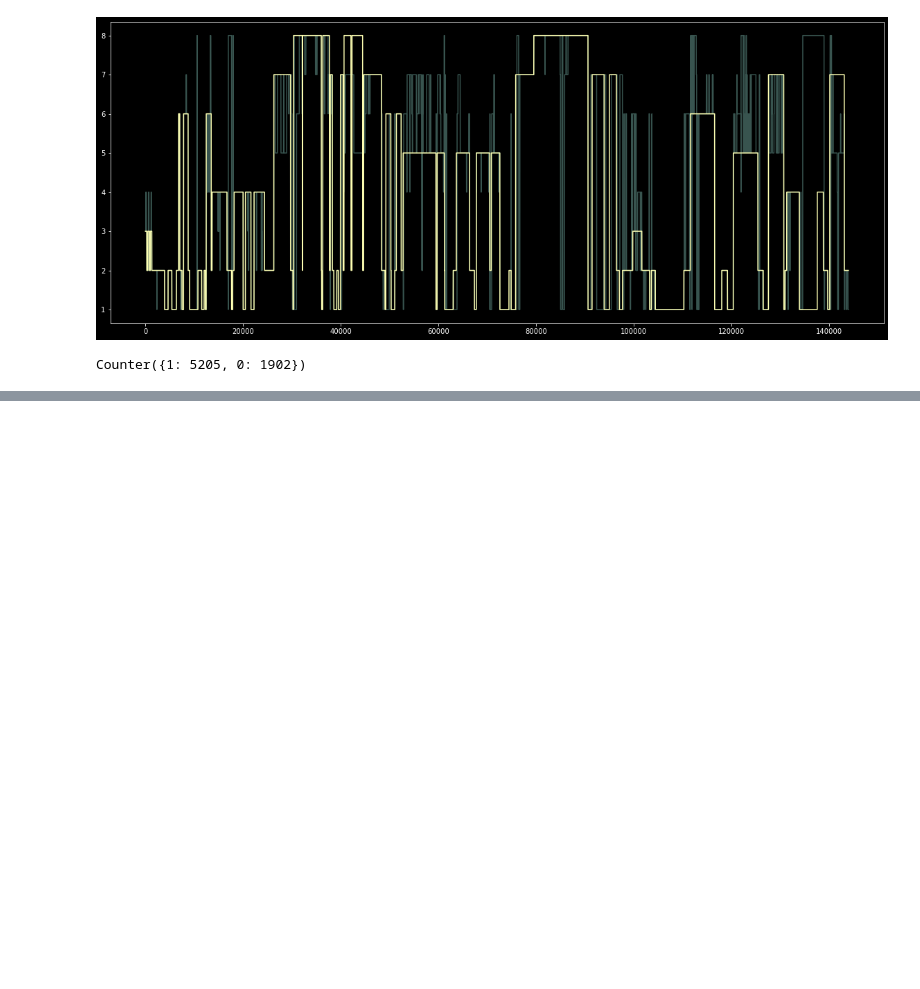
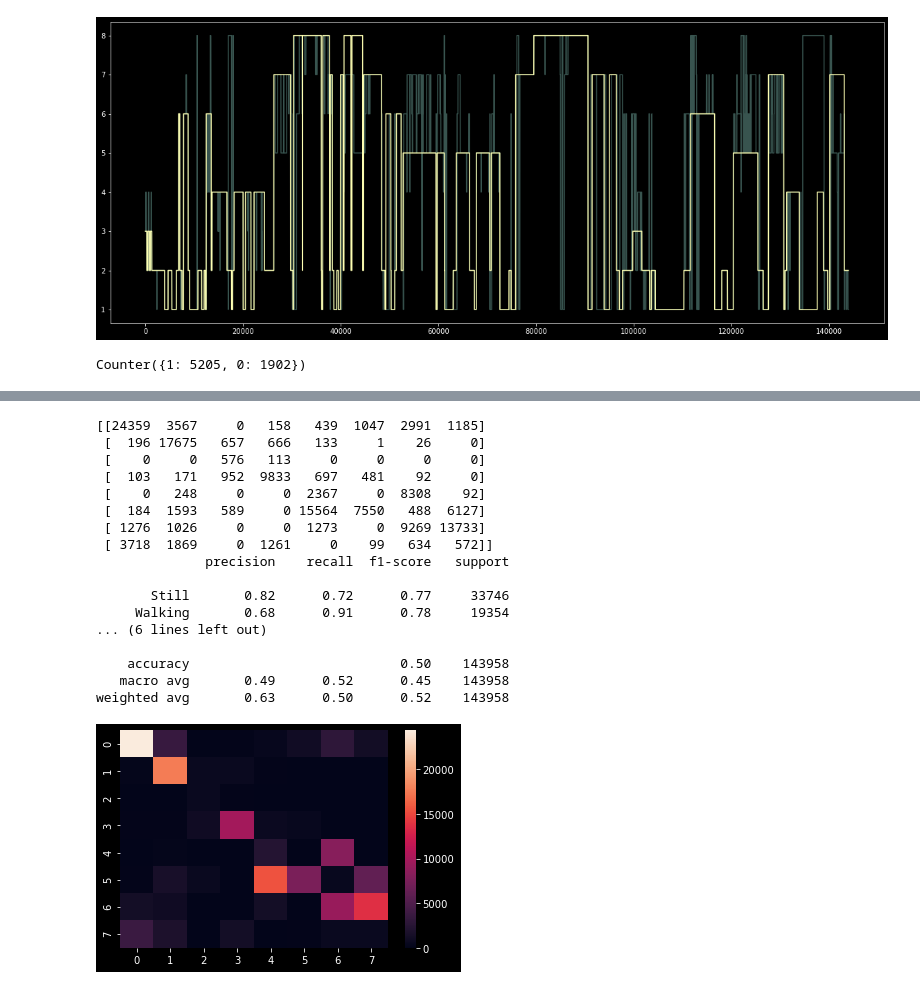
Before and after one commit to Ryanna-github/SHL2021, a Jupyter notebook: 2021-05-31_post_process.ipynb, the cells around one changed output, grey strips where cells are left out. Drawn from its saved outputs; the diff is of its cells as text; code cells hidden in the pictures; blank space fills up the shorter version.

```diff
--- a/2021-05-31_post_process.ipynb
+++ b/2021-05-31_post_process.ipynb
@@ -191,0 +187,16 @@ df_res = pd.merge(df_res.set_index('cons_state_index'), df_dur, left_index = Tru
+# %%
+df_res['pred_last'] = df_res['pred'].shift(1).fillna(method = 'bfill').astype('int')
+# %%
+rule_time_dic = dict({1: 30, 2: 10, 3: 30, 4: 30, 5:30, 6: 30, 7: 30, 8: 30})
+# %%
+rule_trans_map = np.array(pd.read_table('data/transition_rule.txt', sep = ',', header = None))
+# %%
+pred_rule = df_res['pred'].copy()
+for i in range(df_res.shape[0]):
+    if df_res['duration'][i] < rule_time_dic[df_res['pred'][i]]:
+        pred_rule[i] = df_res['pred_last'][i]
+        df_res['pred_last'][i+1] = pred_rule[i]
+    # transition rule
+    if rule_trans_map[df_res['pred_last'][i]-1, df_res['pred'][i]-1] == 0:
+        pred_rule[i] = df_res['pred_last'][i]
+        df_res['pred_last'][i+1] = pred_rule[i]
@@ -191,0 +224,21 @@ df_res = pd.merge(df_res.set_index('cons_state_index'), df_dur, left_index = Tru
+# %%
+helper.evaluate(pred_rule, y_val)
+# %% [output]
+[[24359  3567     0   158   439  1047  2991  1185]
+ [  196 17675   657   666   133     1    26     0]
+ [    0     0   576   113     0     0     0     0]
+ [  103   171   952  9833   697   481    92     0]
+ [    0   248     0     0  2367     0  8308    92]
+ [  184  1593   589     0 15564  7550   488  6127]
+ [ 1276  1026     0     0  1273     0  9269 13733]
+ [ 3718  1869     0  1261     0    99   634   572]]
+              precision    recall  f1-score   support
+
+       Still       0.82      0.72      0.77     33746
+     Walking       0.68      0.91      0.78     19354
+... (6 lines left out)
+
+    accuracy                           0.50    143958
+   macro avg       0.49      0.52      0.45    143958
+weighted avg       0.63      0.50      0.52    143958
+[figure, added]
```
Also changed, not shown: parts of 15 cells of this notebook, 2 other files.
